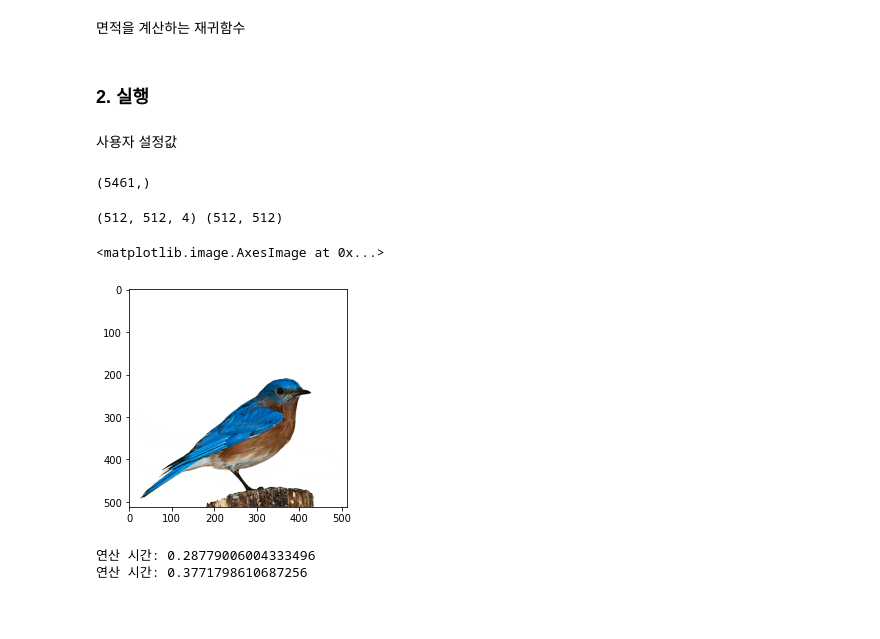
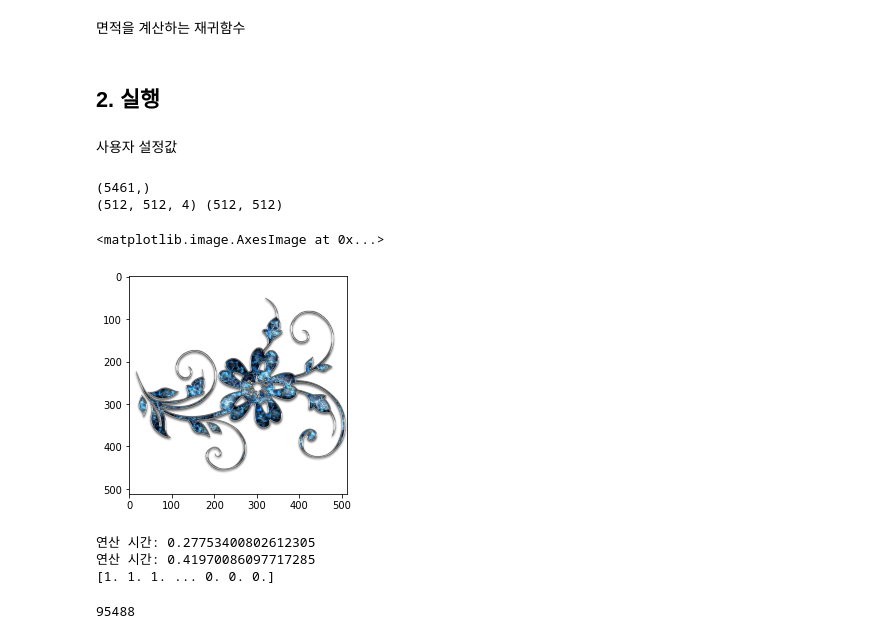
Before and after one commit to badger777/object-search-with-quadtree, a Jupyter notebook: object_search/object_search.ipynb, the cells around one changed output. Cells and saved outputs as stored; diff of their text form; code cells hidden in the pictures; blank space fills up the shorter version.

Commit message:
feat: Edit object_search.ipynb to include feature
The feature to calculate area was written as a function.

```diff
--- a/object_search/object_search.ipynb
+++ b/object_search/object_search.ipynb
@@ -75,22 +82,22 @@ def calc_area():
 # %% [markdown]
-### 2. 실행
+## 2. 실행
 # %% [markdown]
 사용자 설정값
 # %%
-level = 7
-img_path = './test_images/test_image_01.png'
-quadtree = np.zeros(sum([4**x for x in range(level)]))
+setting_level = 7
+img_path = './test_images/test_image_12.png'
+
+quadtree = np.zeros(sum([4**x for x in range(setting_level)]))
 print(quadtree.shape)
+
+im, obj, area = load_image(img_path)
+print(im.shape, obj.shape)
+plt.imshow(im)
 # %% [output]
 (5461,)
+(512, 512, 4) (512, 512)
+<matplotlib.image.AxesImage at 0x...>
+[figure, added]
-# %%
-im, obj, area = load_image(img_path)
-print(im.shape, obj.shape)
-plt.imshow(im)
-# %% [output]
-(512, 512, 4) (512, 512)
-<matplotlib.image.AxesImage at 0x...>
-[figure, removed]
 # %%
 start = time.time()
 quadtree_search(0, 511, 0 ,511, 0, 0, 1, 0)
@@ -99,6 +106,15 @@ print('연산 시간:', time.time() - start)
 start = time.time()
 normal_search(511, 511)
 print('연산 시간:', time.time() - start)
+
+print(quadtree)
 # %% [output]
-연산 시간: 0.28779006004333496
-연산 시간: 0.3771798610687256
+연산 시간: 0.27753400802612305
+연산 시간: 0.41970086097717285
+[1. 1. 1. ... 0. 0. 0.]
+# %%
+approx_area = 0
+calc_area(1, 0, 512, 512)
+print(approx_area)
+# %% [output]
+95488
```
Also changed, not shown: parts of 4 cells of this notebook.
